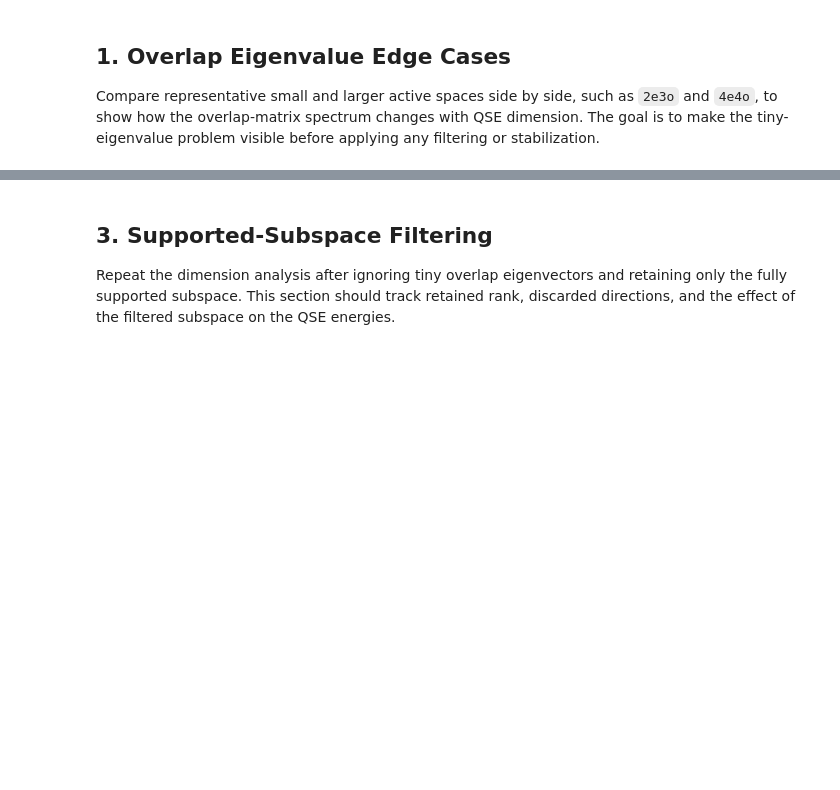
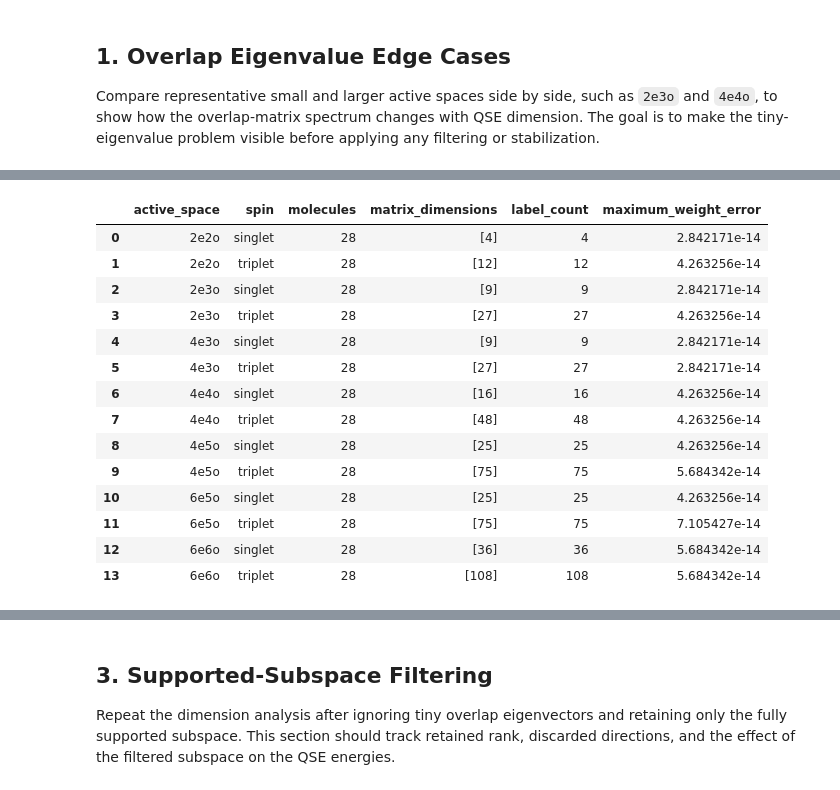
Before and after one commit to naythanyeo/qse-practical-analysis, a Jupyter notebook: notebooks/02_dimensions_analysis.ipynb, the cells around one changed output, grey strips where cells are left out. Saved outputs shown, nothing was run; the diff lists cells and outputs as text; code cells hidden in the pictures; blank space fills up the shorter version.

Commit message:
update on dimensions analysis and graphing functions to visualise the composition of eigenvectors

```diff
--- a/notebooks/02_dimensions_analysis.ipynb
+++ b/notebooks/02_dimensions_analysis.ipynb
@@ -110,0 +109,46 @@ outputs the eigenvector spread as a dictionary
+# %%
+df_uccsd = df_sv[df_sv["ansatz"] == "UCCSD"]
+spin_expansions = {"singlet": "singlet", "triplet": "triplet_all"}
+composition_results = {}
+composition_validation = []
+
+for active_space in active_spaces:
+    composition_results[active_space] = {}
+
+    for spin, expansion in spin_expansions.items():
+        subset = df_uccsd[
+            (df_uccsd["active_space"] == active_space) & (df_uccsd["expansion"] == expansion)
+        ].sort_values("molecule")
+        labels = operator_group_labels[active_space][spin]
+        molecule_compositions = [overlap_eigenvector_composition(S, labels) for S in subset["S"]]
+        mean_composition = {
+            group: np.mean([composition[group] for composition in molecule_compositions], axis=0)
+            for group in EIGENVECTOR_COMPOSITION_GROUPS
+        }
+        composition_results[active_space][spin] = mean_composition
+        matrix_dimensions = sorted({S.shape[0] for S in subset["S"]})
+        total_weight = sum(mean_composition.values())
+        composition_validation.append({
+            "active_space": active_space, "spin": spin, "molecules": len(subset),
+            "matrix_dimensions": matrix_dimensions, "label_count": len(labels),
+            "maximum_weight_error": np.max(np.abs(total_weight - 100)),
+        })
+# %%
+df_composition_validation = pd.DataFrame(composition_validation)
+df_composition_validation
+# %% [output]
+|  | active_space | spin | molecules | matrix_dimensions | label_count | maximum_weight_error |
+| 0 | 2e2o | singlet | 28 | [4] | 4 | 2.842171e-14 |
+| 1 | 2e2o | triplet | 28 | [12] | 12 | 4.263256e-14 |
+| 2 | 2e3o | singlet | 28 | [9] | 9 | 2.842171e-14 |
+| 3 | 2e3o | triplet | 28 | [27] | 27 | 4.263256e-14 |
+| 4 | 4e3o | singlet | 28 | [9] | 9 | 2.842171e-14 |
+| 5 | 4e3o | triplet | 28 | [27] | 27 | 2.842171e-14 |
+| 6 | 4e4o | singlet | 28 | [16] | 16 | 4.263256e-14 |
+| 7 | 4e4o | triplet | 28 | [48] | 48 | 4.263256e-14 |
+| 8 | 4e5o | singlet | 28 | [25] | 25 | 4.263256e-14 |
+| 9 | 4e5o | triplet | 28 | [75] | 75 | 5.684342e-14 |
+| 10 | 6e5o | singlet | 28 | [25] | 25 | 4.263256e-14 |
+| 11 | 6e5o | triplet | 28 | [75] | 75 | 7.105427e-14 |
+| 12 | 6e6o | singlet | 28 | [36] | 36 | 5.684342e-14 |
+| 13 | 6e6o | triplet | 28 | [108] | 108 | 5.684342e-14 |
```
Also changed, not shown: parts of 6 cells of this notebook, 1 other file.
